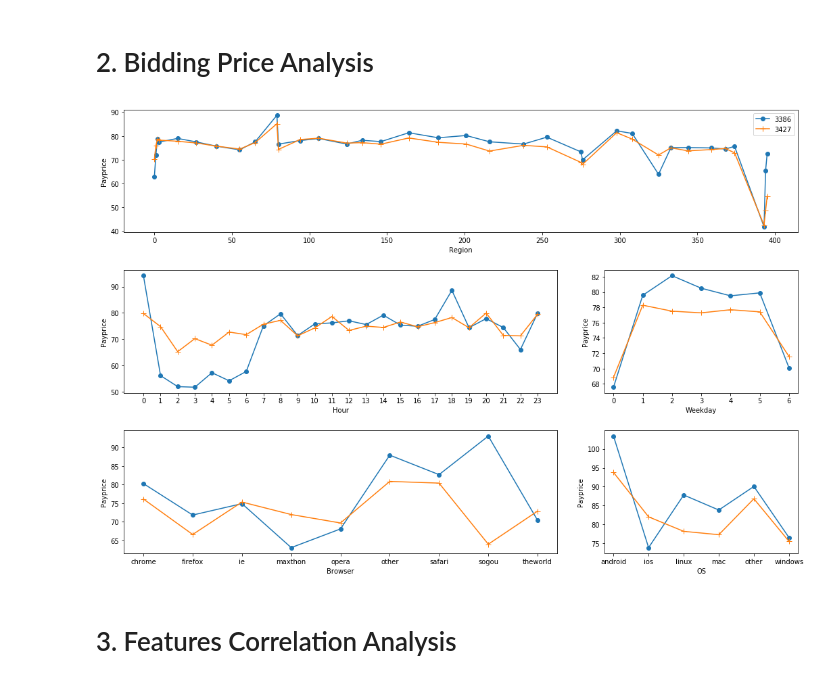
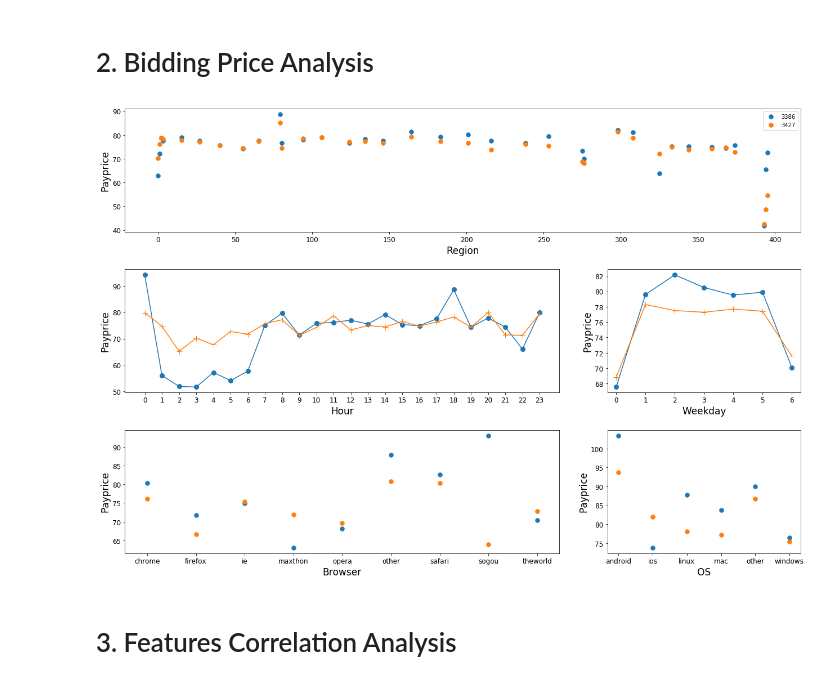
Before and after one commit to violazz/COMP0124-MAAI-Group-Project, a Jupyter notebook: Pro1_DataExploration.ipynb, the cells around one changed output. Cells and saved outputs as stored; diff of their text form; code cells hidden in the pictures.

```diff
--- a/Pro1_DataExploration.ipynb
+++ b/Pro1_DataExploration.ipynb
@@ -109,44 +122,50 @@ p_region3386 = data3386.groupby(['region'], as_index=False).mean()
 
 p_region3427 = data3427.groupby(['region'], as_index=False).mean()
 # %%
-gs2 = gridspec.GridSpec(3, 3)
+fig2 = plot.figure(figsize=(18,12))
+gs2 = gridspec.GridSpec(3, 3, figure = fig2)
 axe1 = plot.subplot(gs2[0, :])
-plot.plot(p_region3386['region'],p_region3386['payprice'],marker='o',ms=6, label = "3386")
-plot.plot(p_region3427['region'],p_region3427['payprice'],marker='+',ms=8, label = "3427")
-plot.ylabel('Payprice')
-plot.xlabel("Region")
+plot.scatter(p_region3386['region'],p_region3386['payprice'],s = 56, label = "3386")
+plot.scatter(p_region3427['region'],p_region3427['payprice'],s = 56, label = "3427")
+plot.ylabel('Payprice',fontsize=17)
+plot.xlabel("Region",fontsize=17)
+plot.tick_params(labelsize=12)
 plot.legend()
 
 axe2 = plot.subplot(gs2[1, :-1])
-plot.plot(p_hour3386['hour'],p_hour3386['payprice'],marker='o',ms=6)
-plot.plot(p_hour3427['hour'],p_hour3427['payprice'],marker='+',ms=8)
-plot.ylabel('Payprice')
-plot.xlabel("Hour")
+plot.plot(p_hour3386['hour'],p_hour3386['payprice'],marker='o',ms=8)
+plot.plot(p_hour3427['hour'],p_hour3427['payprice'],marker='+',ms=10)
+plot.ylabel('Payprice',fontsize=17)
+plot.xlabel("Hour",fontsize=17)
+plot.tick_params(labelsize=12)
 plot.xticks(np.arange(0, 24, 1))
 
 axe3 = plot.subplot(gs2[1, -1])
-plot.plot(p_week3386['weekday'],p_week3386['payprice'],marker='o',ms=6)
-plot.plot(p_week3427['weekday'],p_week3427['payprice'],marker='+',ms=8)
-plot.ylabel('Payprice')
-plot.xlabel("Weekday")
+plot.plot(p_week3386['weekday'],p_week3386['payprice'],marker='o',ms=8)
+plot.plot(p_week3427['weekday'],p_week3427['payprice'],marker='+',ms=10)
+plot.ylabel('Payprice',fontsize=17)
+plot.xlabel("Weekday",fontsize=17)
+plot.tick_params(labelsize=12)
 
 axe4 = plot.subplot(gs2[-1, :-1])
-plot.plot(p_bro3386['browser'],p_bro3386['payprice'],marker='o',ms=6)
-plot.plot(p_bro3427['browser'],p_bro3427['payprice'],marker='+',ms=8)
-plot.ylabel('Payprice')
-plot.xlabel("Browser")
+plot.scatter(p_bro3386['browser'],p_bro3386['payprice'],s = 56)
+plot.scatter(p_bro3427['browser'],p_bro3427['payprice'],s = 56)
+plot.ylabel('Payprice',fontsize=17)
+plot.xlabel("Browser",fontsize=17)
+plot.tick_params(labelsize=12)
 
 axe5 = plot.subplot(gs2[-1, -1])
-plot.plot(p_os3386['os'],p_os3386['payprice'],marker='o',ms=6)
-plot.plot(p_os3427['os'],p_os3427['payprice'],marker='+',ms=8)
-plot.ylabel('Payprice')
-plot.xlabel("OS")
+plot.scatter(p_os3386['os'],p_os3386['payprice'],s = 56)
+plot.scatter(p_os3427['os'],p_os3427['payprice'],s = 56)
+plot.ylabel('Payprice',fontsize=17)
+plot.xlabel("OS",fontsize=17)
+plot.tick_params(labelsize=12)
 
 fig = plot.gcf()
 fig.savefig('payprice_features.png', dpi=100)
 plot.tight_layout()
 # %% [output]
-[figure, old version]
+[figure, new version]
 # %% [markdown]
 # 3. Features Correlation Analysis
 # %%
```
Also changed, not shown: parts of 3 cells of this notebook.
